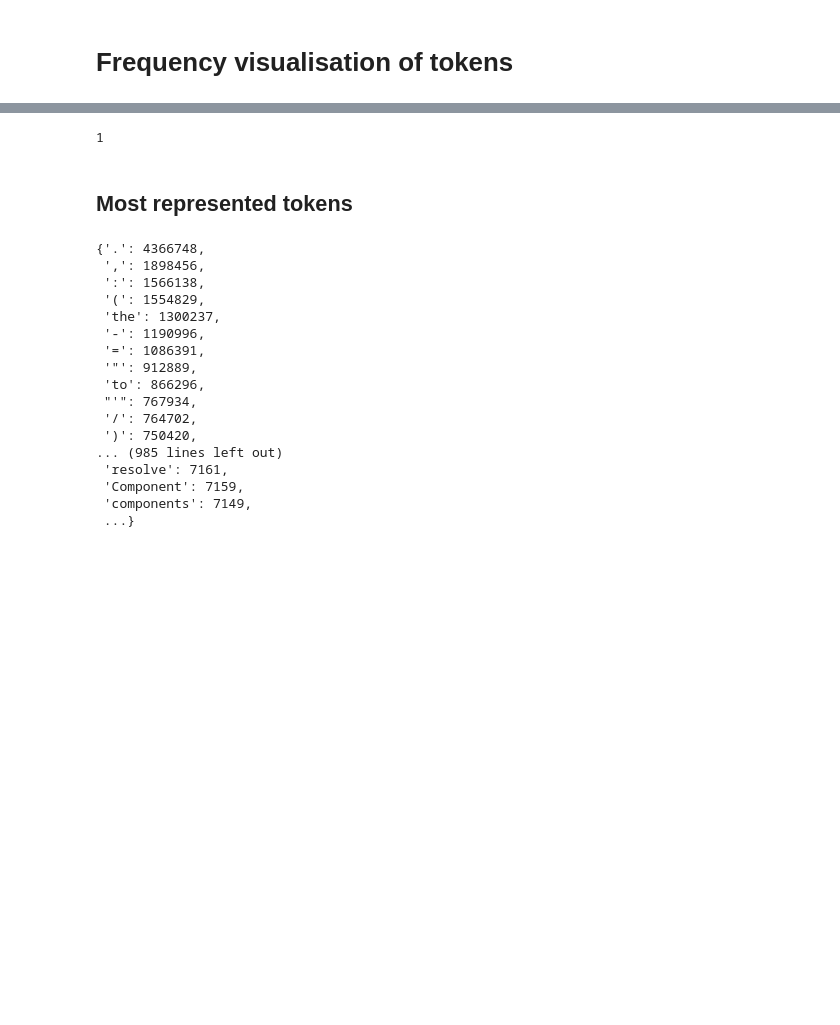
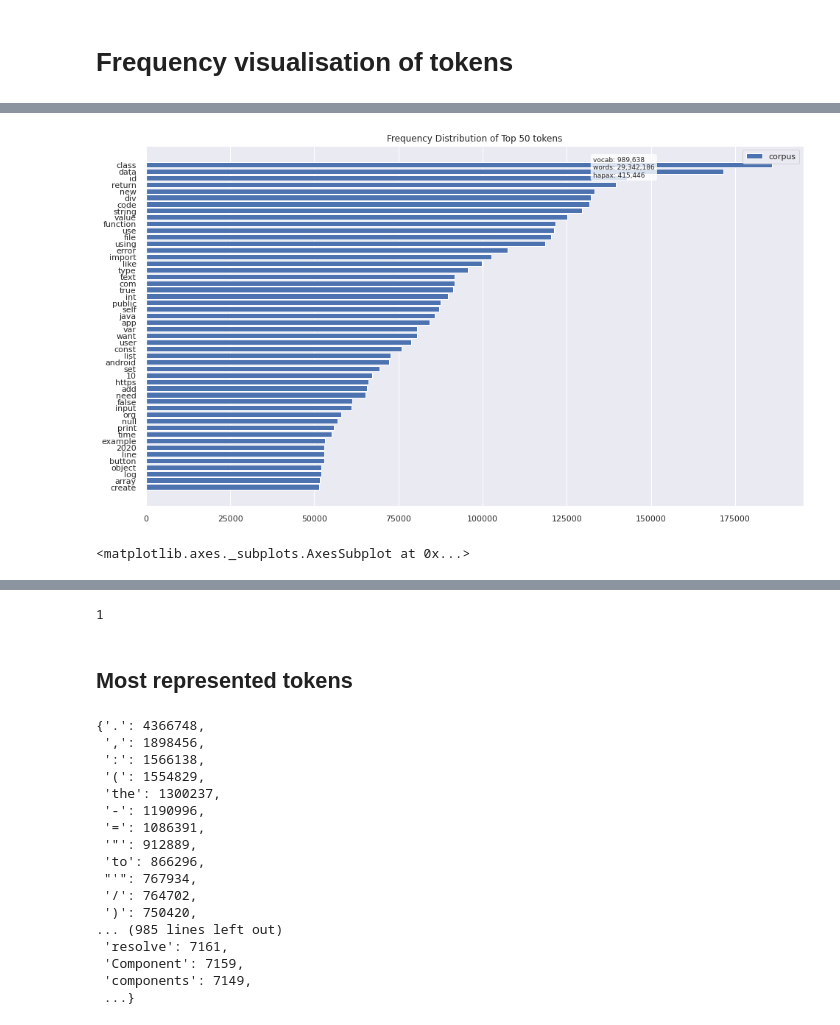
Before and after one commit to Severac/openclassrooms, a Jupyter notebook: PJ6/PJ6_dataexplore.ipynb, the cells around one changed output, grey strips where cells are left out. Saved outputs shown, nothing was run; the diff lists cells and outputs as text; code cells hidden in the pictures; blank space fills up the shorter version.

```diff
--- a/PJ6/PJ6_dataexplore.ipynb
+++ b/PJ6/PJ6_dataexplore.ipynb
@@ -456 +437,14 @@ visualizer.poof()
 <matplotlib.axes._subplots.AxesSubplot at 0x...>
+# %%
+#vectorizer = CountVectorizer(token_pattern = r"(?u)\b\w+\b") # this token pattern overrides default of min 2 letters for a word
+#vectorizer = CountVectorizer(token_pattern=r"(?u)\b\w\w+\b|!|\?|\"|\'") # Allows 1 word tokens like !, ?, ", '
+vectorizer = CountVectorizer(stop_words='english')
+docs = vectorizer.fit_transform(df['Body'])
+# %%
+features = vectorizer.get_feature_names()
+visualizer = FreqDistVisualizer(features=features)
+visualizer.fit(docs)
+visualizer.poof()
+# %% [output]
+[figure, added]
+<matplotlib.axes._subplots.AxesSubplot at 0x...>
```
Also changed, not shown: parts of 10 cells of this notebook, 4 other files.
